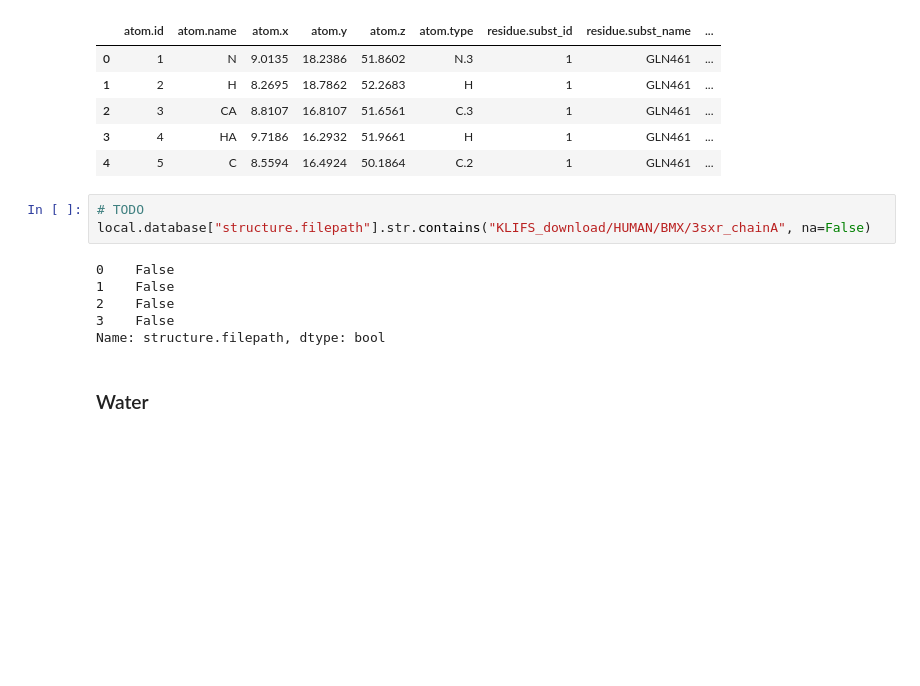
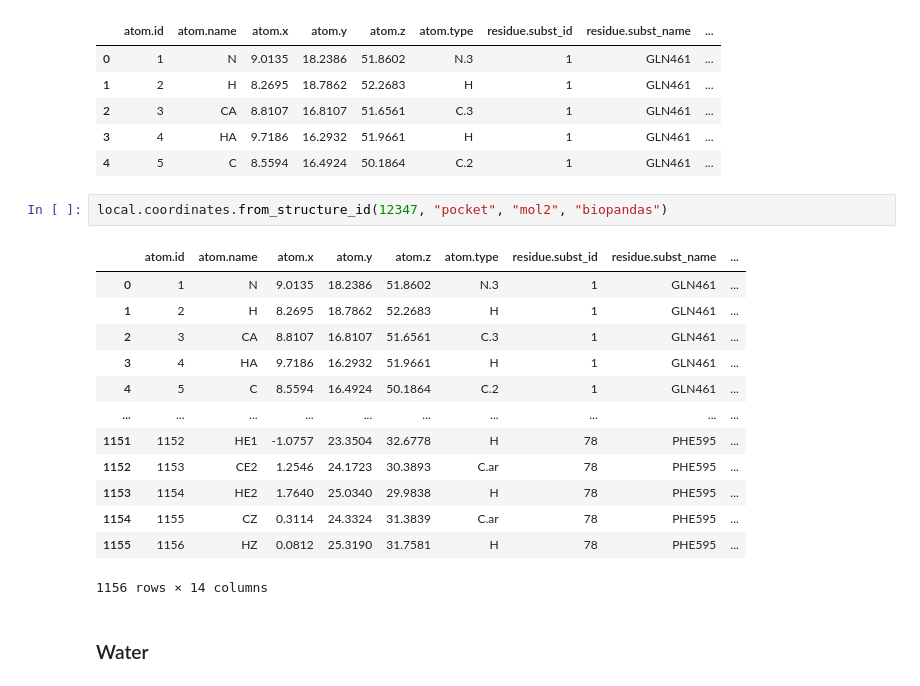
Before and after one commit to volkamerlab/opencadd, a Jupyter notebook: docs/tutorials/databases_klifs_new_api.ipynb, the cells around one changed output. Cells and saved outputs as stored; diff of their text form; blank space fills up the shorter version.

```diff
--- a/docs/tutorials/databases_klifs_new_api.ipynb
+++ b/docs/tutorials/databases_klifs_new_api.ipynb
@@ -1045,15 +1073,22 @@ local.coordinates.from_file(file_path).head()
 | 2 | 3 | CA | 8.8107 | 16.8107 | 51.6561 | C.3 | 1 | GLN461 | ... |
 | 3 | 4 | HA | 9.7186 | 16.2932 | 51.9661 | H | 1 | GLN461 | ... |
 | 4 | 5 | C | 8.5594 | 16.4924 | 50.1864 | C.2 | 1 | GLN461 | ... |
-# %%
-# TODO
-local.database["structure.filepath"].str.contains("KLIFS_download/HUMAN/BMX/3sxr_chainA", na=False)
-# %% [output]
-0    False
-1    False
-2    False
-3    False
-Name: structure.filepath, dtype: bool
+# %%
+local.coordinates.from_structure_id(12347, "pocket", "mol2", "biopandas")
+# %% [output]
+|  | atom.id | atom.name | atom.x | atom.y | atom.z | atom.type | residue.subst_id | residue.subst_name | ... |
+| 0 | 1 | N | 9.0135 | 18.2386 | 51.8602 | N.3 | 1 | GLN461 | ... |
+| 1 | 2 | H | 8.2695 | 18.7862 | 52.2683 | H | 1 | GLN461 | ... |
+| 2 | 3 | CA | 8.8107 | 16.8107 | 51.6561 | C.3 | 1 | GLN461 | ... |
+| 3 | 4 | HA | 9.7186 | 16.2932 | 51.9661 | H | 1 | GLN461 | ... |
+| 4 | 5 | C | 8.5594 | 16.4924 | 50.1864 | C.2 | 1 | GLN461 | ... |
+| ... | ... | ... | ... | ... | ... | ... | ... | ... | ... |
+| 1151 | 1152 | HE1 | -1.0757 | 23.3504 | 32.6778 | H | 78 | PHE595 | ... |
+| 1152 | 1153 | CE2 | 1.2546 | 24.1723 | 30.3893 | C.ar | 78 | PHE595 | ... |
+| 1153 | 1154 | HE2 | 1.7640 | 25.0340 | 29.9838 | H | 78 | PHE595 | ... |
+| 1154 | 1155 | CZ | 0.3114 | 24.3324 | 31.3839 | C.ar | 78 | PHE595 | ... |
+| 1155 | 1156 | HZ | 0.0812 | 25.3190 | 31.7581 | H | 78 | PHE595 | ... |
+1156 rows × 14 columns
 # %% [markdown]
 ### Water
 # %%
```
Also changed, not shown: parts of 15 cells of this notebook.
